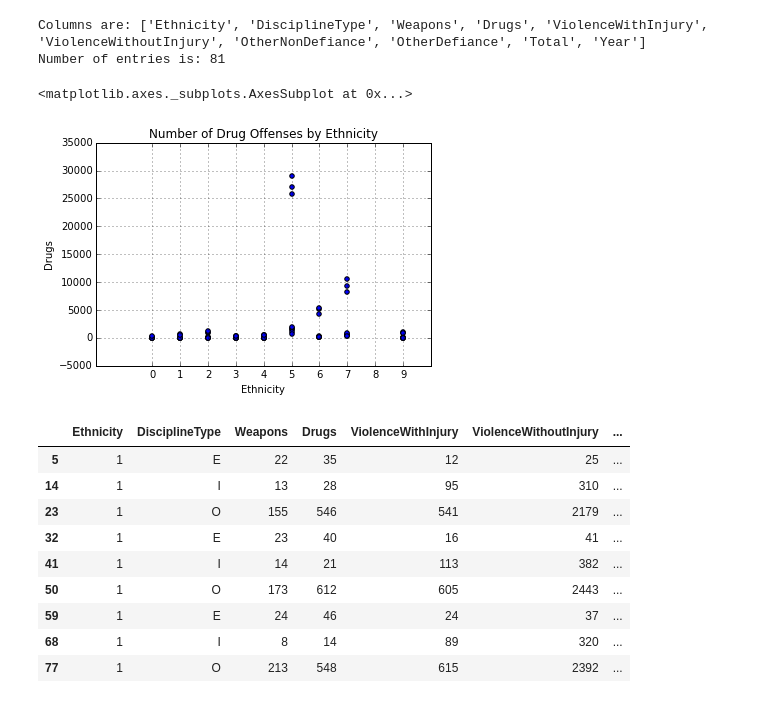
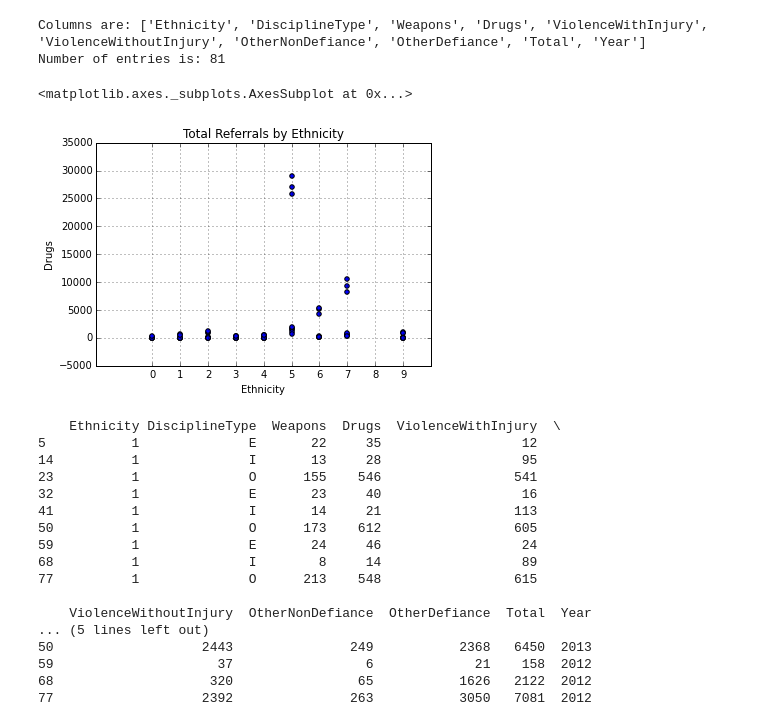
Before and after one commit to LizIzhikevich/0x606AA55, a Jupyter notebook: CaliforniaDemographics.ipynb, the cells around one changed output. Saved outputs shown, nothing was run; the diff lists cells and outputs as text; code cells hidden in the pictures.

Commit message:
I DID A LOT OF THINGS, PRETTY GRAPHS EVERYWHERE YES.

```diff
--- a/CaliforniaDemographics.ipynb
+++ b/CaliforniaDemographics.ipynb
@@ -18,21 +288,28 @@ print("Number of entries is: %s" %len(ethnic_discip)) # num entries
 Columns are: ['Ethnicity', 'DisciplineType', 'Weapons', 'Drugs', 'ViolenceWithInjury', 'ViolenceWithoutInjury', 'OtherNonDefiance', 'OtherDefiance', 'Total', 'Year']
 Number of entries is: 81
 # %%
-ethnic_discip.plot(x='Ethnicity',y ='Drugs', kind = 'scatter',xticks=[0,1,2,3,4,5,6,7,8,9], title = 'Number of Drug Offenses by Ethnicity')
+ethnic_discip.plot(x='Ethnicity',y ='Drugs', kind = 'scatter',xticks=[0,1,2,3,4,5,6,7,8,9], title = 'Total Referrals by Ethnicity')
 # %% [output]
 <matplotlib.axes._subplots.AxesSubplot at 0x...>
-[figure, old version]
+[figure, new version]
 # %%
 byInAm = ethnic_discip[ethnic_discip.Ethnicity==1]
-byInAm
+print(byInAm)
 # %% [output]
-|  | Ethnicity | DisciplineType | Weapons | Drugs | ViolenceWithInjury | ViolenceWithoutInjury | ... |
-| 5 | 1 | E | 22 | 35 | 12 | 25 | ... |
-| 14 | 1 | I | 13 | 28 | 95 | 310 | ... |
-| 23 | 1 | O | 155 | 546 | 541 | 2179 | ... |
-| 32 | 1 | E | 23 | 40 | 16 | 41 | ... |
-| 41 | 1 | I | 14 | 21 | 113 | 382 | ... |
-| 50 | 1 | O | 173 | 612 | 605 | 2443 | ... |
-| 59 | 1 | E | 24 | 46 | 24 | 37 | ... |
-| 68 | 1 | I | 8 | 14 | 89 | 320 | ... |
-| 77 | 1 | O | 213 | 548 | 615 | 2392 | ... |
+    Ethnicity DisciplineType  Weapons  Drugs  ViolenceWithInjury  \
+5           1              E       22     35                  12
+14          1              I       13     28                  95
+23          1              O      155    546                 541
+32          1              E       23     40                  16
+41          1              I       14     21                 113
+50          1              O      173    612                 605
+59          1              E       24     46                  24
+68          1              I        8     14                  89
+77          1              O      213    548                 615
+
+    ViolenceWithoutInjury  OtherNonDefiance  OtherDefiance  Total  Year
+... (5 lines left out)
+50                   2443               249           2368   6450  2013
+59                     37                 6             21    158  2012
+68                    320                65           1626   2122  2012
+77                   2392               263           3050   7081  2012
```
Also changed, not shown: parts of 42 cells of this notebook.
